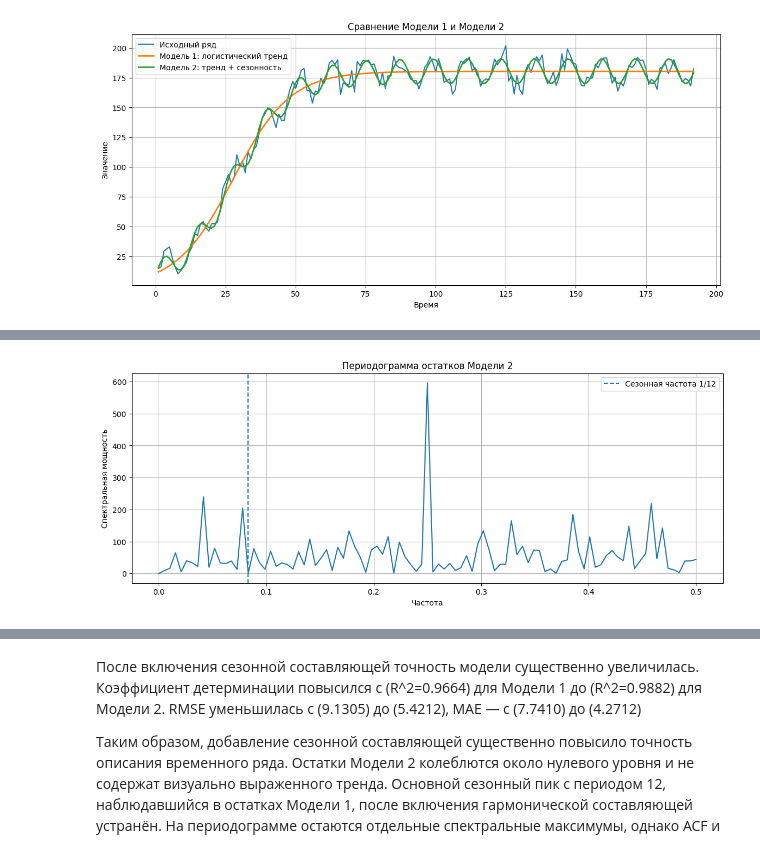
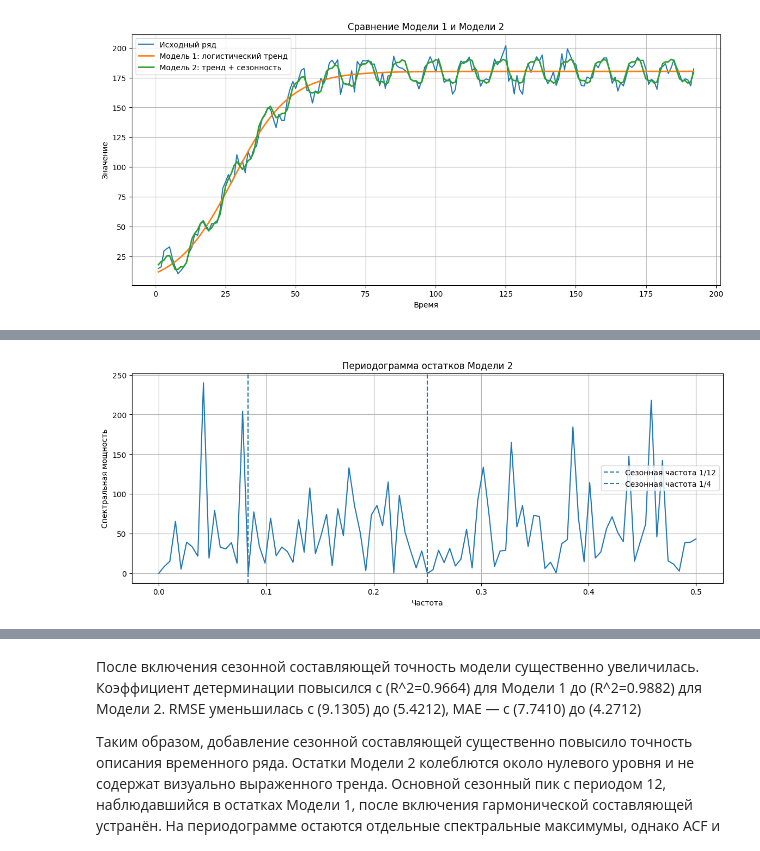
Before and after one commit to Silent-Rider/Master, a Jupyter notebook: Data analysis and interpretation/Lab №2/АПИМ_25_ЛР_2_Клименко_Бадагов.ipynb, the cells around one changed output, grey strips where cells are left out. Cells and saved outputs as stored; diff of their text form; code cells hidden in the pictures.

```diff
--- a/Data analysis and interpretation/Lab №2/АПИМ_25_ЛР_2_Клименко_Бадагов.ipynb
+++ b/Data analysis and interpretation/Lab №2/АПИМ_25_ЛР_2_Клименко_Бадагов.ipynb
@@ -441,12 +462,11 @@ print(metrics(df['вар 1'], y_gompertz))
 # %%
 P = 12
-
-def model2(t, K, r, t0, a1, b1):
+def model3(t, K, r, t0, a1, b1):
     trend = K / (1 + np.exp(-r * (t - t0)))
 
-    seasonal = (
+    seasonal1 = (
         a1 * np.cos(2 * np.pi * t / P)
         + b1 * np.sin(2 * np.pi * t / P)
     )
 
-    return trend + seasonal
+    return trend + seasonal1
@@ -460,4 +492,36 @@ p0_model2 = [
     10,     # начальный a1
     0       # начальный
 ]
+# %%
+params2, cov2 = curve_fit(
+    model2,
+    df["t"],
+    df["вар 1"],
+    p0=p0_model2,
+
+    bounds=(
+        [
+            150, 0.001, 0,
+            -50, -50,
+            -50, -50
+        ],
+        [
+            250, 1.0, 100,
+            50, 50,
+            50, 50
+        ]
+    ),
+
+    maxfev=100000
+)
+
+(
+    K2,
+    r2,
+    t02,
+    a12,
+    b12,
+    a4,
+    b4
+)  = params2
 # %%
@@ -643,25 +750,31 @@ plt.show()
 # %%
 freq2, power2 = periodogram(resid2)
 
 plt.figure(figsize=(14, 5))
 
 plt.plot(freq2, power2)
 
 plt.axvline(
     1 / 12,
     linestyle='--',
     label='Сезонная частота 1/12'
 )
 
+plt.axvline(
+    1 / 4,
+    linestyle='--',
+    label='Сезонная частота 1/4'
+)
+
 plt.xlabel('Частота')
 plt.ylabel('Спектральная мощность')
 plt.title('Периодограмма остатков Модели 2')
 plt.grid(True)
 plt.legend()
 
 plt.show()
 # %% [output]
-[figure, old version]
+[figure, new version]
 # %%
 lags = min(40, len(resid2) // 2 - 1)
 
```
Also changed, not shown: parts of 17 cells of this notebook, 4 other files.
